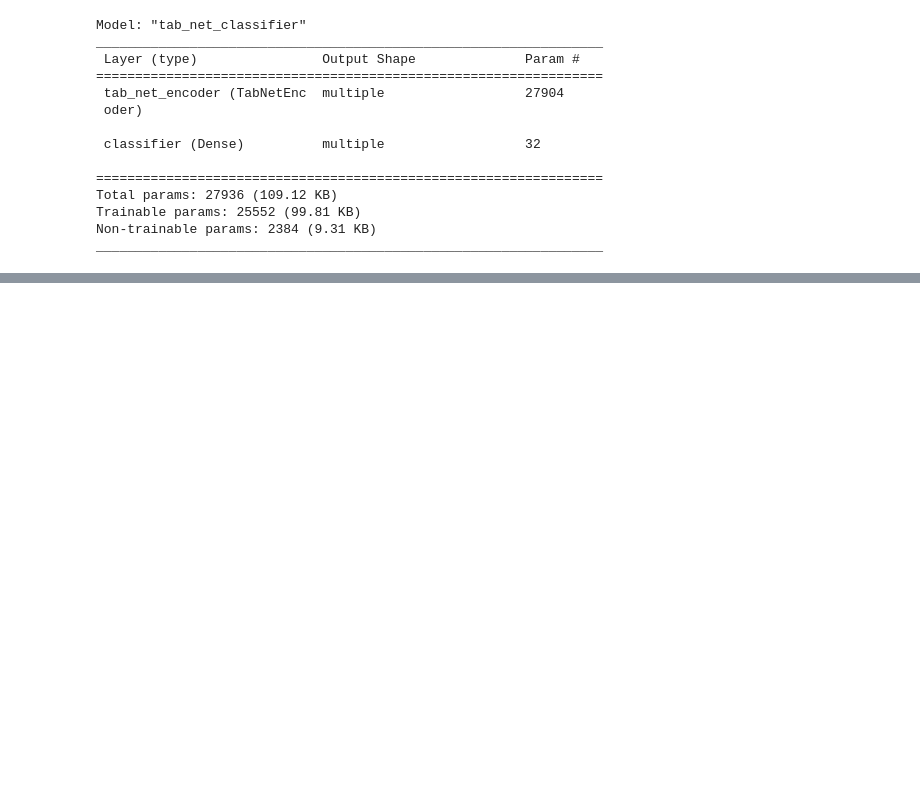
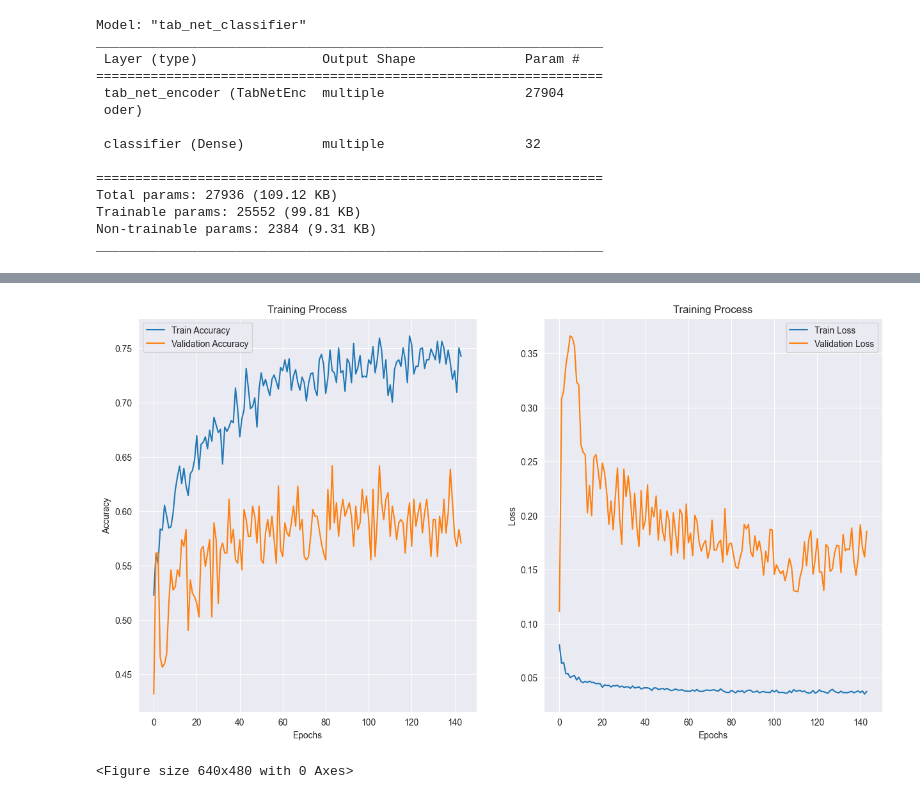
Before and after one commit to dinhtanloc/ads_prj_nckh, a Jupyter notebook: prj/4.model/Tabnet/2.maincode_smote_test_loss_tabnie.ipynb, the cells around one changed output, grey strips where cells are left out. Cells and saved outputs as stored; diff of their text form; code cells hidden in the pictures; blank space fills up the shorter version.

```diff
--- a/prj/4.model/Tabnet/2.maincode_smote_test_loss_tabnie.ipynb
+++ b/prj/4.model/Tabnet/2.maincode_smote_test_loss_tabnie.ipynb
@@ -314,4 +322,31 @@ plt.savefig('train.png')
 <Figure size 640x480 with 0 Axes>
+# %%
+fig, axes = plt.subplots(1, 2, figsize=(15, 8))
+
+# Biểu đồ accuracy của tập kiểm tra và tập validation
+axes[0].plot(pd.DataFrame(history['accuracy']), label='Train Accuracy')
+axes[0].plot(pd.DataFrame(history['val_accuracy']), label='Validation Accuracy')
+axes[0].set_title('Training Process')
+axes[0].set_xlabel('Epochs')
+axes[0].set_ylabel('Accuracy')
+axes[0].legend()
+
+# Biểu đồ loss của tập kiểm tra và tập validation
+axes[1].plot(pd.DataFrame(history['loss']), label='Train Loss')
+axes[1].plot(pd.DataFrame(history['val_loss']), label='Validation Loss')
+axes[1].set_title('Training Process')
+axes[1].set_xlabel('Epochs')
+axes[1].set_ylabel('Loss')
+axes[1].legend()
+
+# Hiển thị biểu đồ
+plt.show()
+
+# Lưu biểu đồ vào file
+plt.savefig('train.png')
+# %% [output]
+[figure, added]
+<Figure size 640x480 with 0 Axes>
 # %%
 predictions = model.predict(dict_data[data_order][2])
 predictions = np.argmax(predictions, axis=1)
```
Also changed, not shown: parts of 9 cells of this notebook, 3 other files.
